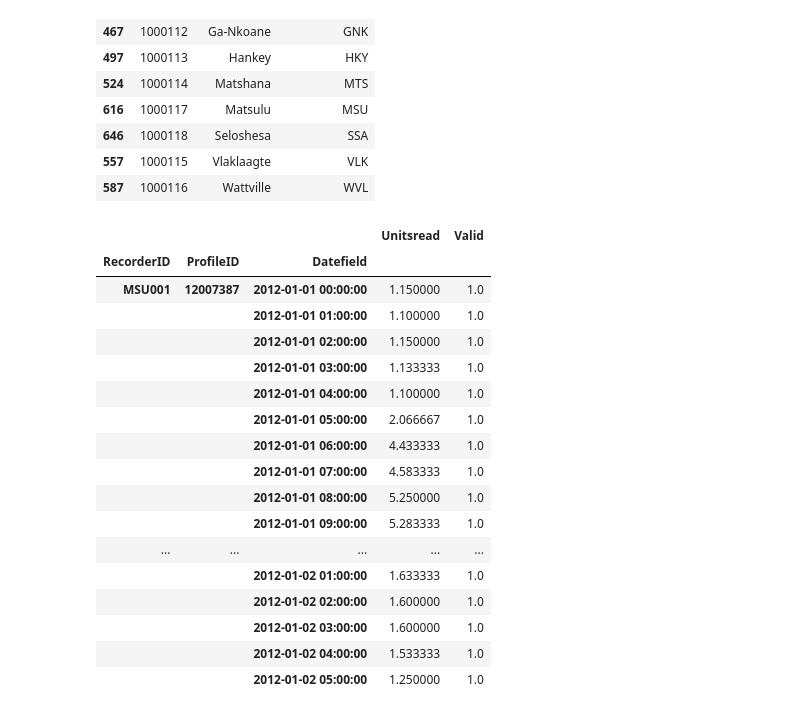
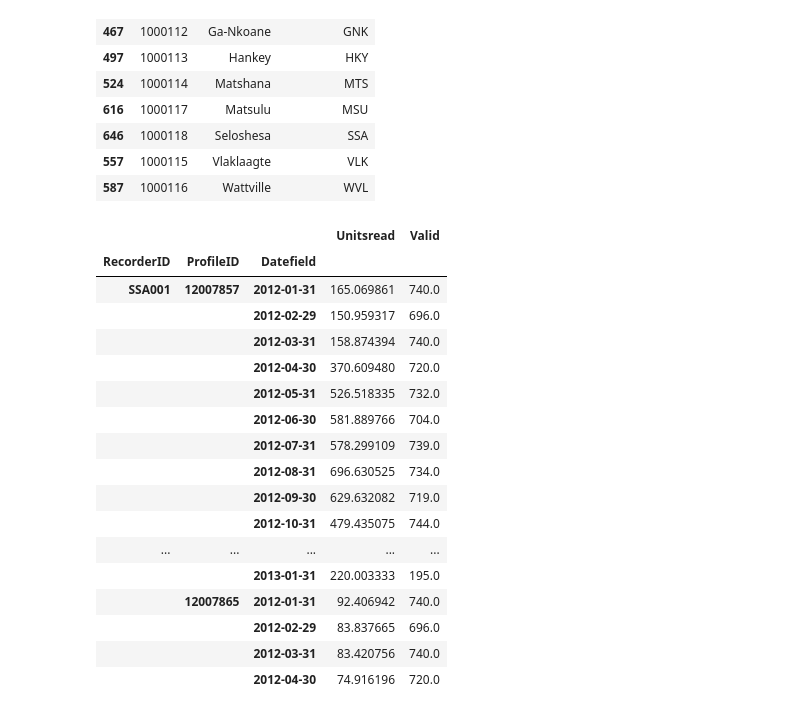
Before and after one commit to SaintlyVi/DLR_DB, a Jupyter notebook: DLR NOTEBOOK Load Profile Analysis.ipynb, the cells around one changed output. Drawn from its saved outputs; the diff is of its cells as text; code cells hidden in the pictures.

```diff
--- a/DLR NOTEBOOK Load Profile Analysis.ipynb
+++ b/DLR NOTEBOOK Load Profile Analysis.ipynb
@@ -34,23 +38,23 @@ socios.recorderLocations(2012)
 | 557 | 1000115 | Vlaklaagte | VLK |
 | 587 | 1000116 | Wattville | WVL |
 # %%
-ts.tsAgg(2012, 'A', 'H', 'MSU')[:30]
+ts.tsAgg(2012, 'kW', 'M', 'SSA')[:30]
 # %% [output]
 |  |  |  | Unitsread | Valid |
 | RecorderID | ProfileID | Datefield |  |  |
-| MSU001 | 12007387 | 2012-01-01 00:00:00 | 1.150000 | 1.0 |
-|  |  | 2012-01-01 01:00:00 | 1.100000 | 1.0 |
-|  |  | 2012-01-01 02:00:00 | 1.150000 | 1.0 |
-|  |  | 2012-01-01 03:00:00 | 1.133333 | 1.0 |
-|  |  | 2012-01-01 04:00:00 | 1.100000 | 1.0 |
-|  |  | 2012-01-01 05:00:00 | 2.066667 | 1.0 |
-|  |  | 2012-01-01 06:00:00 | 4.433333 | 1.0 |
-|  |  | 2012-01-01 07:00:00 | 4.583333 | 1.0 |
-|  |  | 2012-01-01 08:00:00 | 5.250000 | 1.0 |
-|  |  | 2012-01-01 09:00:00 | 5.283333 | 1.0 |
+| SSA001 | 12007857 | 2012-01-31 | 165.069861 | 740.0 |
+|  |  | 2012-02-29 | 150.959317 | 696.0 |
+|  |  | 2012-03-31 | 158.874394 | 740.0 |
+|  |  | 2012-04-30 | 370.609480 | 720.0 |
+|  |  | 2012-05-31 | 526.518335 | 732.0 |
+|  |  | 2012-06-30 | 581.889766 | 704.0 |
+|  |  | 2012-07-31 | 578.299109 | 739.0 |
+|  |  | 2012-08-31 | 696.630525 | 734.0 |
+|  |  | 2012-09-30 | 629.632082 | 719.0 |
+|  |  | 2012-10-31 | 479.435075 | 744.0 |
 | ... | ... | ... | ... | ... |
-|  |  | 2012-01-02 01:00:00 | 1.633333 | 1.0 |
-|  |  | 2012-01-02 02:00:00 | 1.600000 | 1.0 |
-|  |  | 2012-01-02 03:00:00 | 1.600000 | 1.0 |
-|  |  | 2012-01-02 04:00:00 | 1.533333 | 1.0 |
-|  |  | 2012-01-02 05:00:00 | 1.250000 | 1.0 |
+|  |  | 2013-01-31 | 220.003333 | 195.0 |
+|  | 12007865 | 2012-01-31 | 92.406942 | 740.0 |
+|  |  | 2012-02-29 | 83.837665 | 696.0 |
+|  |  | 2012-03-31 | 83.420756 | 740.0 |
+|  |  | 2012-04-30 | 74.916196 | 720.0 |
```
Also changed, not shown: parts of 3 cells of this notebook, 8 other files.
